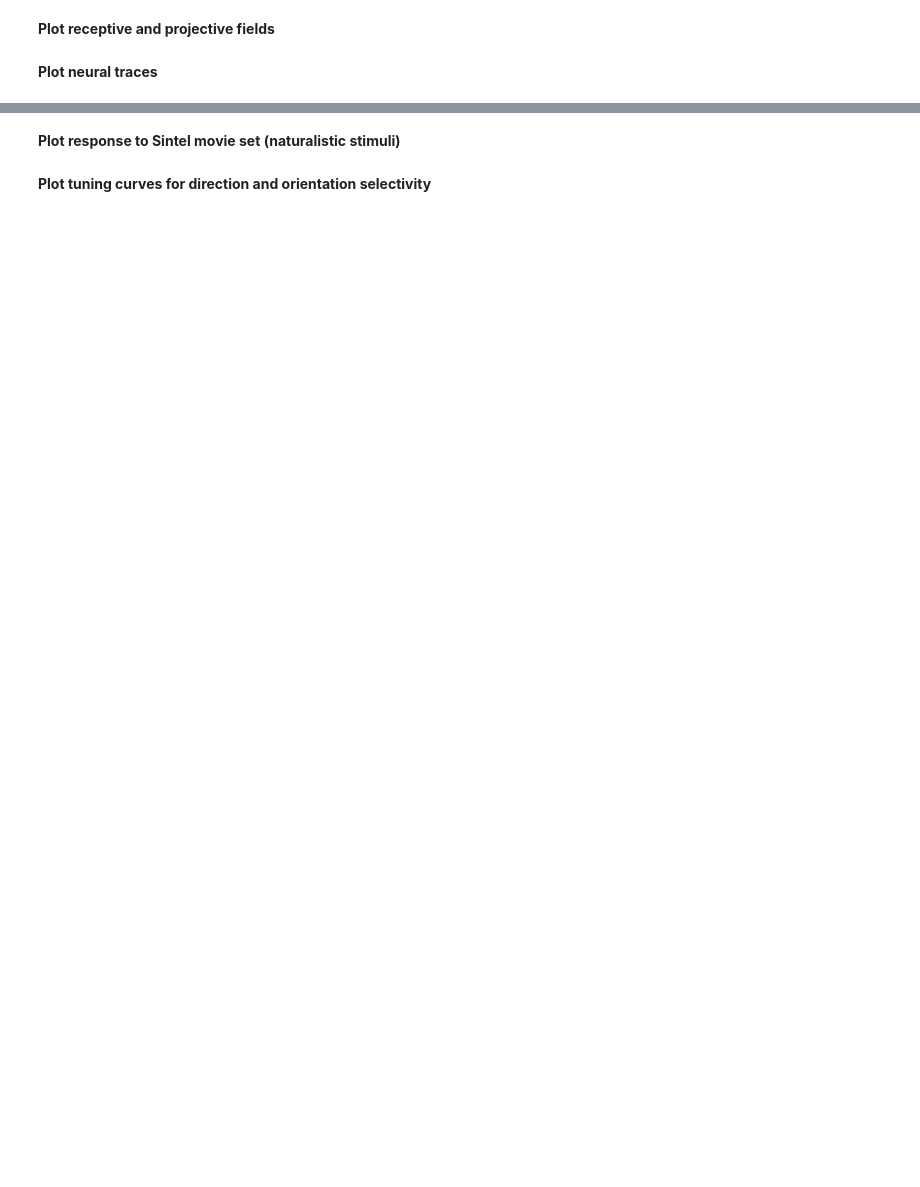
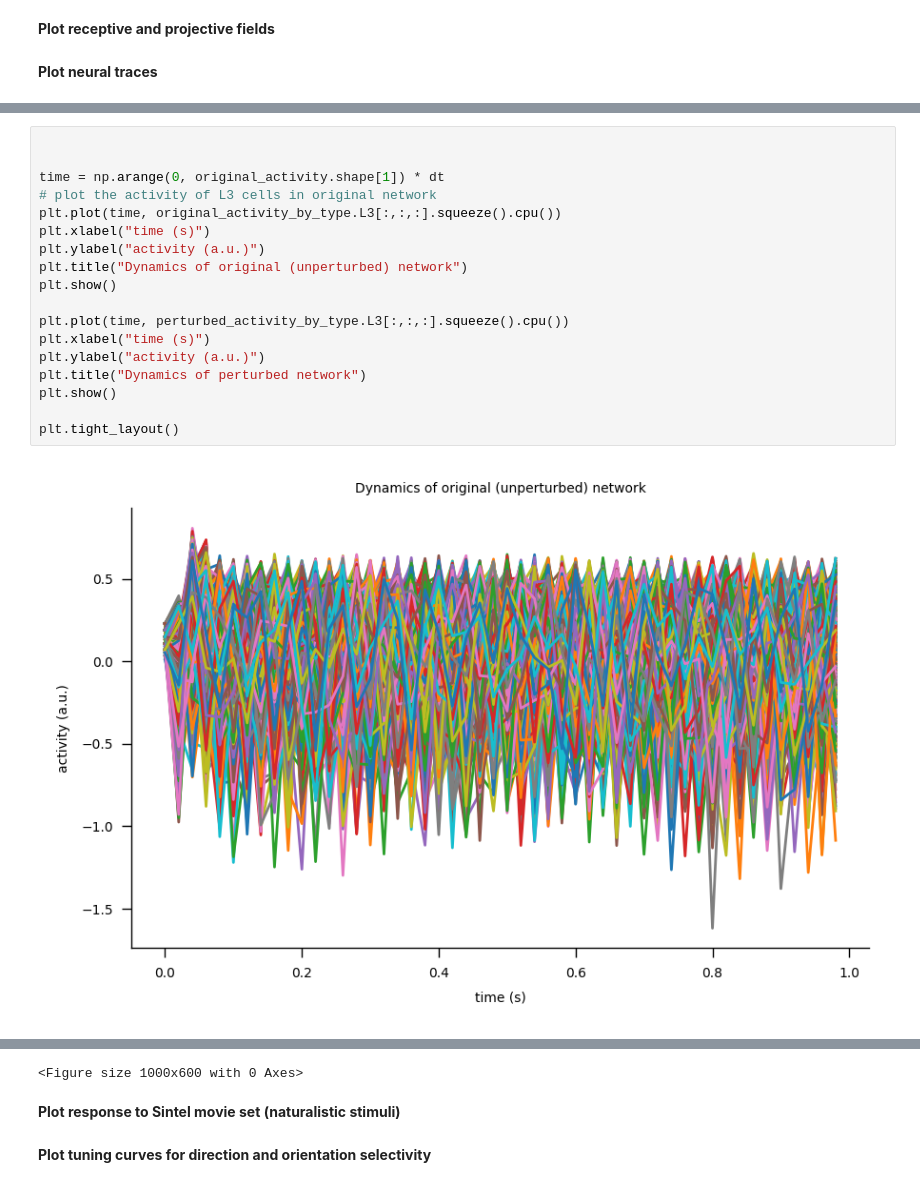
Before and after one commit to deangeckt/fly_wire_perturbations, a Jupyter notebook: evaluate_performance.ipynb, the cells around one changed output, grey strips where cells are left out. Cells and saved outputs as stored; diff of their text form; blank space fills up the shorter version.

```diff
--- a/evaluate_performance.ipynb
+++ b/evaluate_performance.ipynb
@@ -153,0 +307,20 @@ cell_types = connectome.unique_cell_types
+# %%
+
+
+time = np.arange(0, original_activity.shape[1]) * dt
+# plot the activity of L3 cells in original network
+plt.plot(time, original_activity_by_type.L3[:,:,:].squeeze().cpu())
+plt.xlabel("time (s)")
+plt.ylabel("activity (a.u.)")
+plt.title("Dynamics of original (unperturbed) network")
+plt.show()
+
+plt.plot(time, perturbed_activity_by_type.L3[:,:,:].squeeze().cpu())
+plt.xlabel("time (s)")
+plt.ylabel("activity (a.u.)")
+plt.title("Dynamics of perturbed network")
+plt.show()
+
+plt.tight_layout()
+# %% [output]
+[figure, added]
@@ -154,3 +328,4 @@ cell_types = connectome.unique_cell_types
+<Figure size 1000x600 with 0 Axes>
 # %% [markdown]
 **Plot response to Sintel movie set (naturalistic stimuli)**
 # %% [markdown]
```
Also changed, not shown: parts of 45 cells of this notebook.
